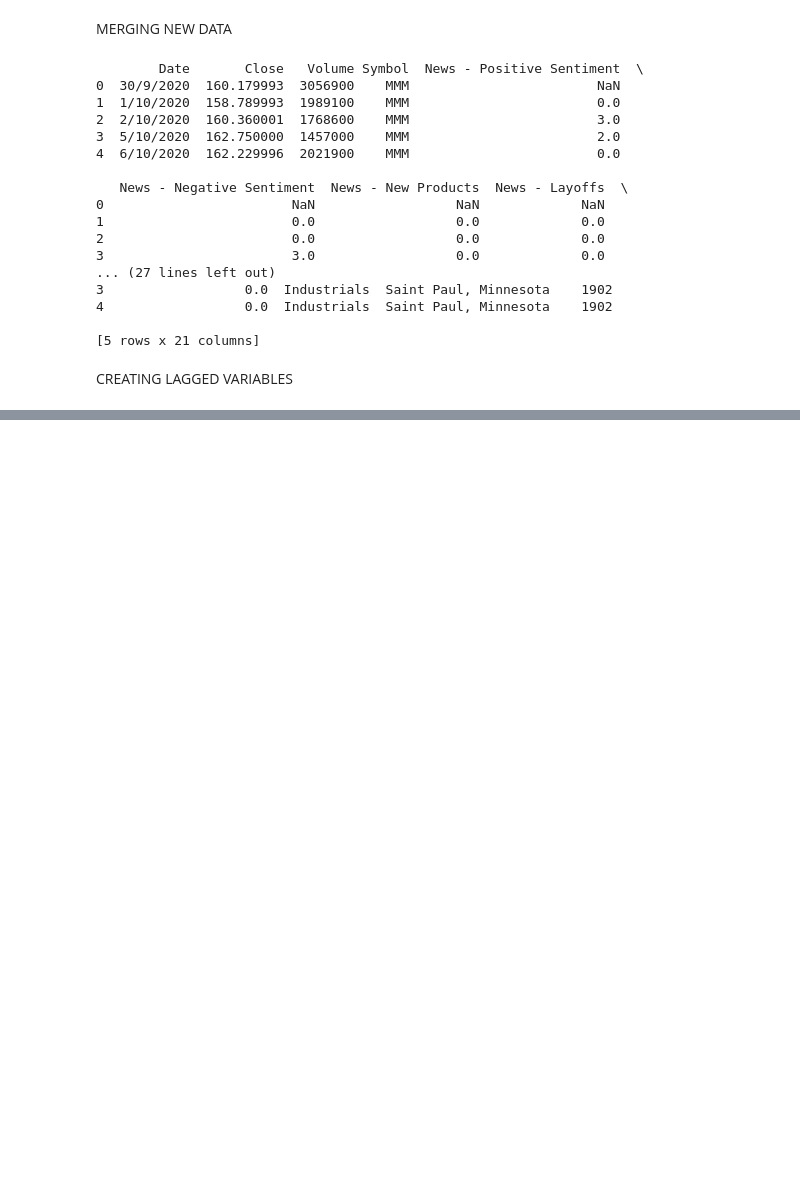
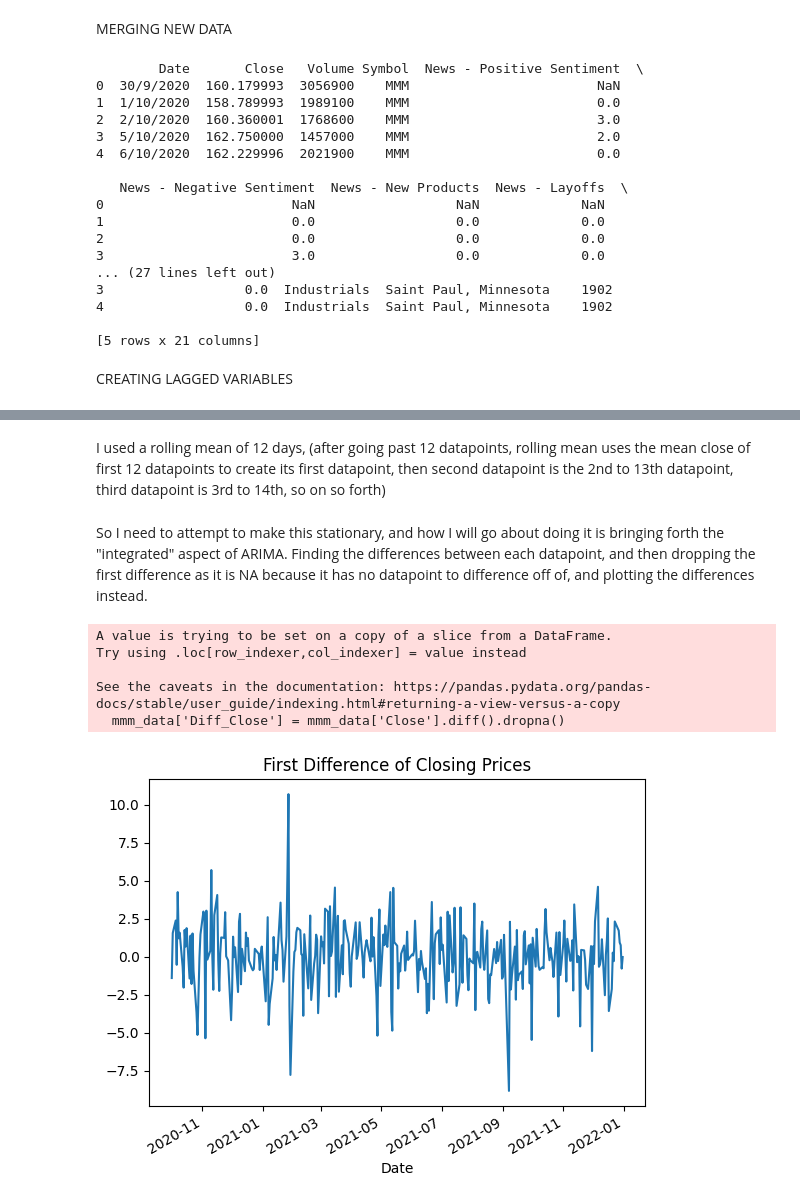
Before and after one commit to yothisisash/IT1244-Stock-Market, a Jupyter notebook: aswin.ipynb, the cells around one changed output, grey strips where cells are left out. Cells and saved outputs as stored; diff of their text form; code cells hidden in the pictures; blank space fills up the shorter version.

```diff
--- a/aswin.ipynb
+++ b/aswin.ipynb
@@ -96,0 +149,16 @@ merged_data['Close_lag_5'] = merged_data.groupby('Symbol')['Close'].shift(5)
+# %% [markdown]
+I used a rolling mean of 12 days, (after going past 12 datapoints, rolling mean uses the mean close of first 12 datapoints to create its first datapoint, then second datapoint is the 2nd to 13th datapoint, third datapoint is 3rd to 14th, so on so forth)
+# %% [markdown]
+So I need to attempt to make this stationary, and how I will go about doing it is bringing forth the "integrated" aspect of ARIMA. Finding the differences between each datapoint, and then dropping the first difference as it is NA because it has no datapoint to difference off of, and plotting the differences instead.
+# %%
+# Differencing the data
+mmm_data['Diff_Close'] = mmm_data['Close'].diff().dropna()
+mmm_data['Diff_Close'].plot(title='First Difference of Closing Prices')
+plt.show()
+# %% [output]
+A value is trying to be set on a copy of a slice from a DataFrame.
+Try using .loc[row_indexer,col_indexer] = value instead
+
+See the caveats in the documentation: https://pandas.pydata.org/pandas-docs/stable/user_guide/indexing.html#returning-a-view-versus-a-copy
+  mmm_data['Diff_Close'] = mmm_data['Close'].diff().dropna()
+[figure, added]
```
Also changed, not shown: parts of 30 cells of this notebook.
